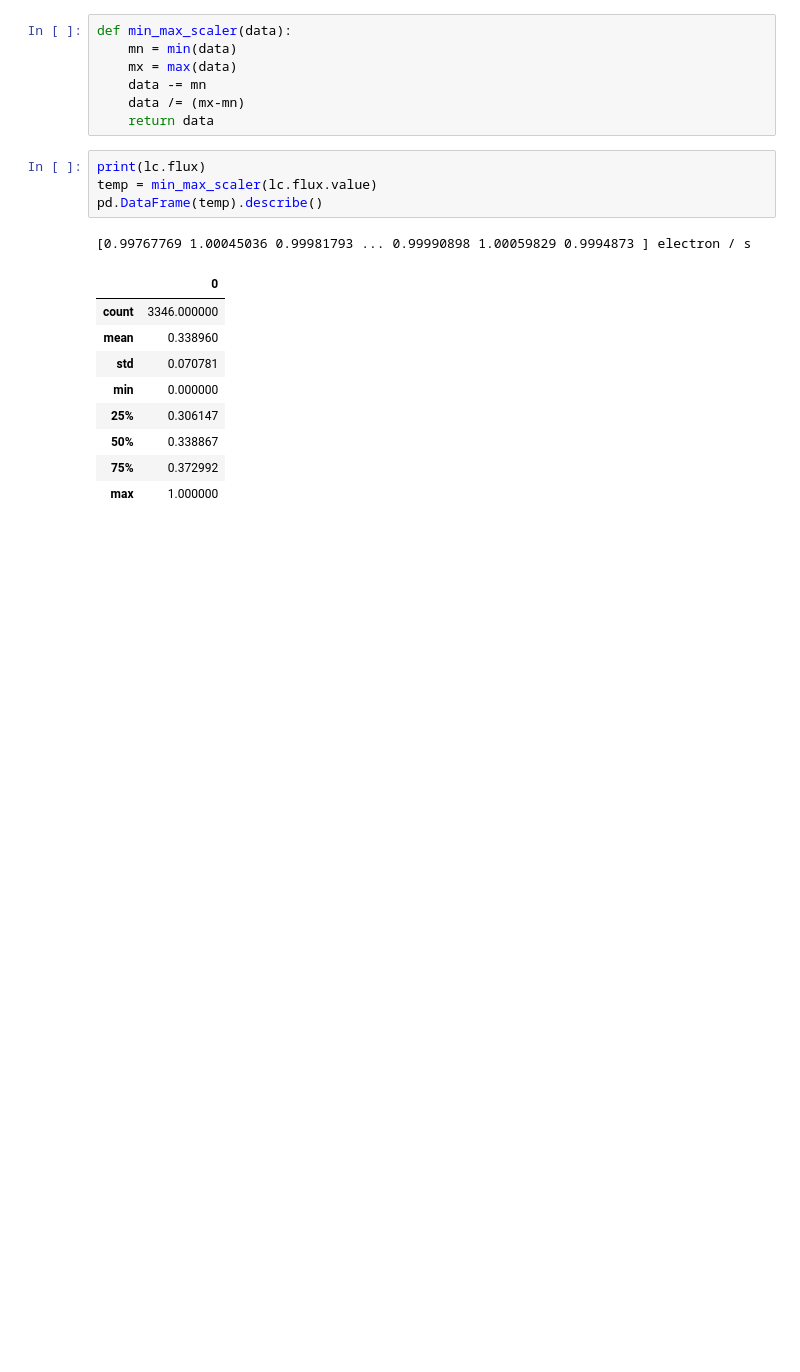
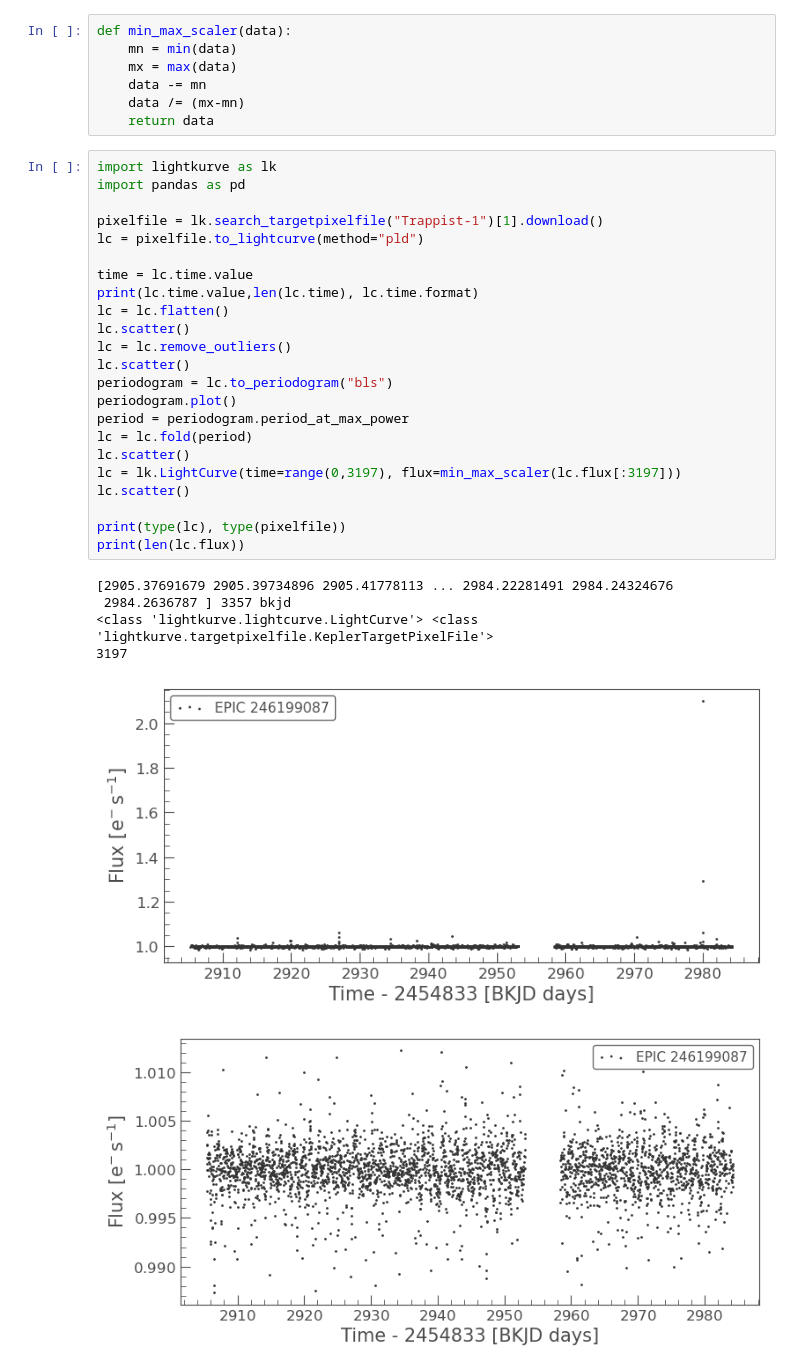
Before and after one commit to timzhen38/EDM, a Jupyter notebook: Lightkurve-tutorial.ipynb, the cells around one changed output. Drawn from its saved outputs; the diff is of its cells as text; blank space fills up the shorter version.

```diff
--- a/Lightkurve-tutorial.ipynb
+++ b/Lightkurve-tutorial.ipynb
@@ -29,18 +5,33 @@ def min_max_scaler(data):
     data -= mn
     data /= (mx-mn)
     return data
-# %%
-print(lc.flux)
-temp = min_max_scaler(lc.flux.value)
-pd.DataFrame(temp).describe()
-# %% [output]
-[0.99767769 1.00045036 0.99981793 ... 0.99990898 1.00059829 0.9994873 ] electron / s
-|  | 0 |
-| count | 3346.000000 |
-| mean | 0.338960 |
-| std | 0.070781 |
-| min | 0.000000 |
-| 25% | 0.306147 |
-| 50% | 0.338867 |
-| 75% | 0.372992 |
-| max | 1.000000 |
+# %%
+import lightkurve as lk
+import pandas as pd
+
+pixelfile = lk.search_targetpixelfile("Trappist-1")[1].download()
+lc = pixelfile.to_lightcurve(method="pld")
+
+time = lc.time.value
+print(lc.time.value,len(lc.time), lc.time.format)
+lc = lc.flatten()
+lc.scatter()
+lc = lc.remove_outliers()
+lc.scatter()
+periodogram = lc.to_periodogram("bls")
+periodogram.plot()
+period = periodogram.period_at_max_power
+lc = lc.fold(period)
+lc.scatter()
+lc = lk.LightCurve(time=range(0,3197), flux=min_max_scaler(lc.flux[:3197]))
+lc.scatter()
+
+print(type(lc), type(pixelfile))
+print(len(lc.flux))
+# %% [output]
+[2905.37691679 2905.39734896 2905.41778113 ... 2984.22281491 2984.24324676
+ 2984.2636787 ] 3357 bkjd
+<class 'lightkurve.lightcurve.LightCurve'> <class 'lightkurve.targetpixelfile.KeplerTargetPixelFile'>
+3197
+[figure, new version]
+[figure, new version]
```
Also changed, not shown: parts of 3 cells of this notebook, 9 other files.
